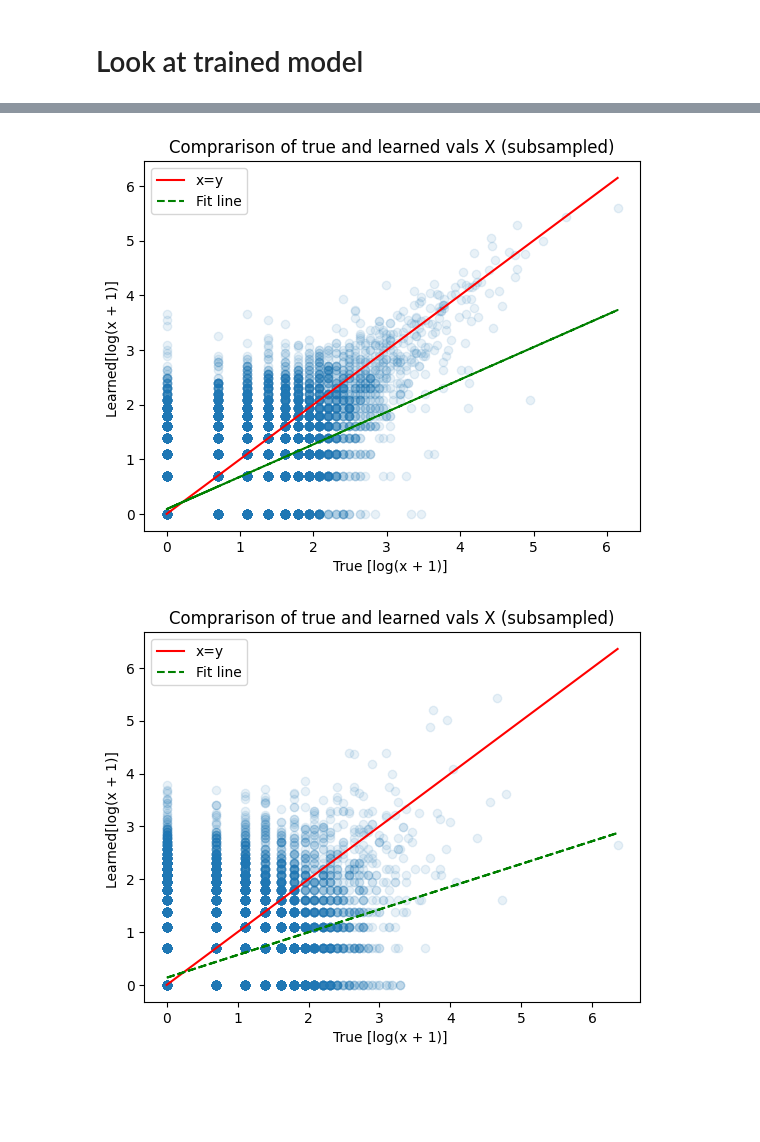
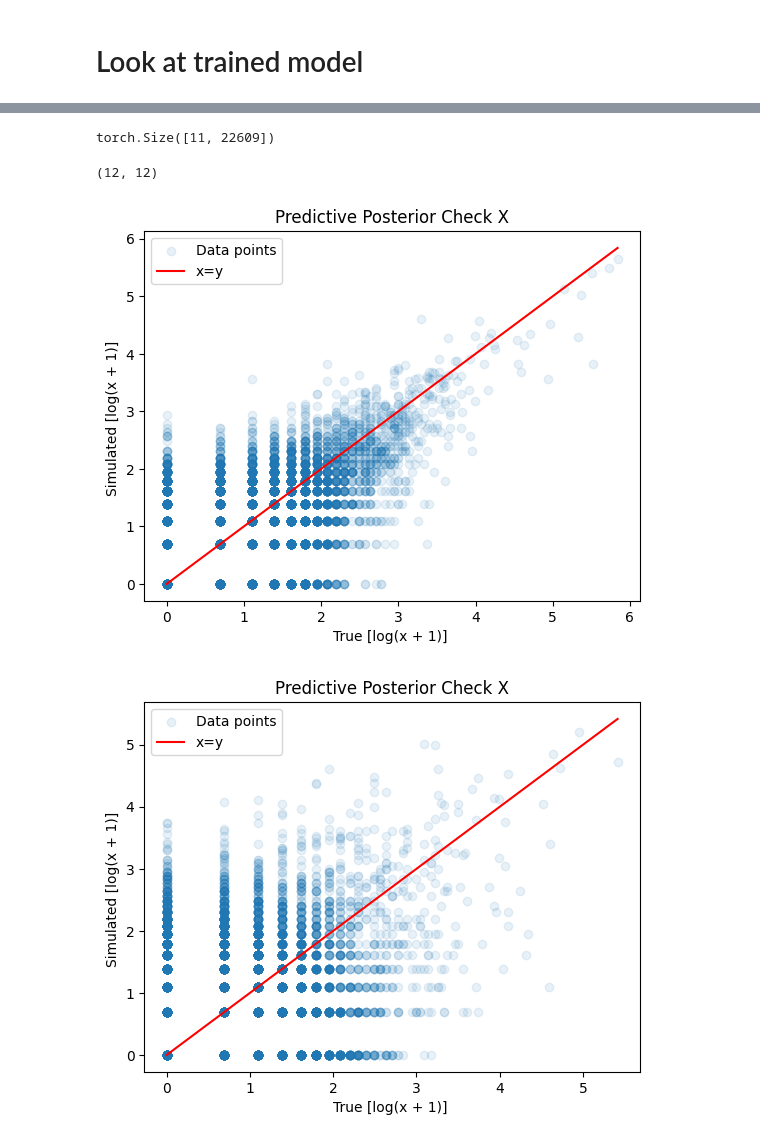
Before and after one commit to azizilab/echidna, a Jupyter notebook: notebooks/run_multi_timepoints.ipynb, the cells around one changed output, grey strips where cells are left out. Saved outputs shown, nothing was run; the diff lists cells and outputs as text; code cells hidden in the pictures; blank space fills up the shorter version.

```diff
--- a/notebooks/run_multi_timepoints.ipynb
+++ b/notebooks/run_multi_timepoints.ipynb
@@ -72,7 +72,7 @@ config.eps = 5e-3
 # %%
 echidna = Echidna(config, mode="MT", device="cpu")
 # %%
-echidna, loss = train_Echidna(echidna, X_obs, W_obs, pi_obs, z_obs, lr=0.1, n_epochs=1000)
+echidna, loss = train_Echidna(echidna, X_obs, W_obs, pi_obs, z_obs, lr=0.1, n_epochs=500)
 # %%
 plt.plot(loss)
 # %% [output]
@@ -94,7 +89,17 @@ odict_keys(['_INPUT', 'G:genes', 'K:clusters', 'scale', 'cholesky_corr', 'eta',
+# %%
+eta = eta_posterior_estimates(echidna=echidna, X=X_obs, W=W_obs, pi=pi_obs, z=z_obs)
+# %%
+eta.shape
+# %% [output]
+torch.Size([11, 22609])
+# %%
+c_on, c_pre = c_posterior_estimates(eta, mt=True) # FLIP THIS FOR R310
+# %%
+cov = cov_posterior_estimate(inverse_gamma=False)
+cov.shape
+# %% [output]
+(12, 12)
 # %%
-eta = F.softplus(params['eta']['value'].T)
-c_on = params['c']['value'][0, :, :]
-c_pre = params['c']['value'][1, :, :]
 c_shape = pyro.param('c_shape')
 lib_on = X_obs[0, :, :].sum(-1, keepdim=True) * 1e-5
 lib_pre = X_obs[1, :, :].sum(-1, keepdim=True) * 1e-5
@@ -104,13 +109,13 @@ z_pre = z_obs[1, :]
 X_learned_on = sample_X(X_obs.numpy(), c_on, eta, z_on.numpy(), lib_on)
 X_learned_pre = sample_X(X_obs.numpy(), c_pre, eta, z_pre.numpy(), lib_on)
 # %%
-plot_true_vs_pred(X_learned_on, X_obs[0, :, :].numpy(), log_scale=True, name='X')
+pred_posterior_check(X_learned_on, X_obs[0, :, :].numpy(), log_scale=True, name='X', R_val=False)
 # %% [output]
-[figure, old version]
+[figure, new version]
 # %%
-plot_true_vs_pred(X_learned_pre, X_obs[-1, :, :].numpy(), log_scale=True, name='X')
+pred_posterior_check(X_learned_pre, X_obs[-1, :, :].numpy(), log_scale=True, name='X', R_val=False)
 # %% [output]
-[figure, old version]
+[figure, new version]
 # %%
 W_learned = np.array(sample_W(pi_obs, eta))
 W_obs_np = W_obs.numpy()
```
Also changed, not shown: parts of 43 cells of this notebook, 1 other file.
